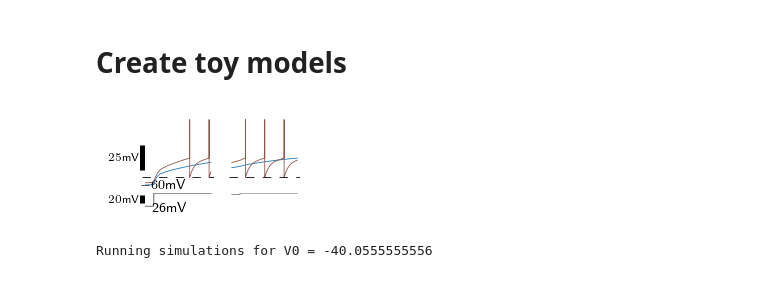
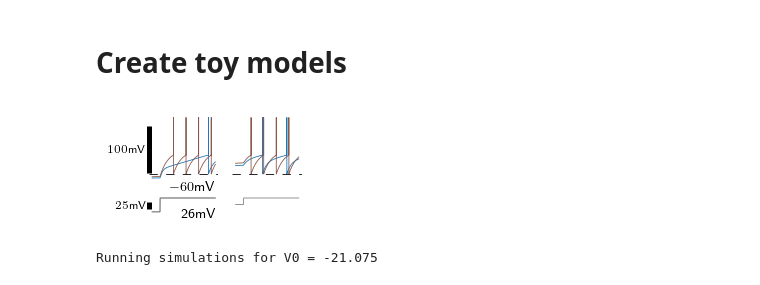
Before and after one commit to nauralcodinglab/raphegif, a Jupyter notebook: figs/scripts/writeup/IA_toy_model.ipynb, the cells around one changed output. Drawn from its saved outputs; the diff is of its cells as text; code cells hidden in the pictures.

Commit message:
Publication figures with toy IA model

```diff
--- a/figs/scripts/writeup/IA_toy_model.ipynb
+++ b/figs/scripts/writeup/IA_toy_model.ipynb
@@ -30,9 +30,9 @@ plt.style.use(os.path.join(NOTEBOOK_PATH, 'publication_figure_style.dms'))
 # %% [markdown]
 # Create toy models
 # %%
-ga = 20
-tau_h = 1.0
-input_strength = 40.2
+ga = 10
+tau_h = 1.2
+input_strength = 60.2
 Vinput = np.empty((10000, 1))
 step_index = 3000
 burn_index = 2000  # Burn in period in indices
@@ -47,10 +47,8 @@ toy_ohmic_neuron.vreset = -60.
 # %%
 pre_pulse = {
     'lo': -70.,
-    'hi': -55.
+    'hi': -45.
 }
-
-IMG_PATH = None#'./figs/ims/defence/'
 
 spec_model = gs.GridSpec(2, 2, height_ratios = [1, 0.2], hspace = 0.1)
 
@@ -65,12 +63,13 @@ I_ax_lo = plt.subplot(spec_model[1, 0])
 Vinput[:step_index] = toy_IA_neuron.ss_clamp(pre_pulse['lo'])
 
 V_mat_IA, spks_mat, _, _ = toy_IA_neuron.simulate(pre_pulse['lo'], Vinput)
-V_mat_IA[spks_mat] = 0
+V_mat_IA[spks_mat] = 60
 V_ax_lo.plot(V_mat_IA[burn_index:], '-', color=colors['ser'])
+V_ax_lo.set_ylim(-100, 62)
 I_ax_lo.plot(Vinput[burn_index:], color=colors['input'])
 
-V_mat_ohmic, spks_mat, _, _ = toy_knockdown_neuron.simulate(pre_pulse['lo'], Vinput)
-V_mat_ohmic[spks_mat] = 0
+V_mat_ohmic, spks_mat, _, _ = toy_ohmic_neuron.simulate(pre_pulse['lo'], Vinput)
+V_mat_ohmic[spks_mat] = 60
 V_ax_lo.plot(V_mat_ohmic[burn_index:], '-', color=colors['4AP'])
 I_ax_lo.plot(Vinput[burn_index:], color = 'gray')
 
@@ -81,44 +80,50 @@ I_ax_hi = plt.subplot(spec_model[1, 1])
 Vinput[:step_index] = toy_IA_neuron.ss_clamp(pre_pulse['hi'])
 
 V_mat_IA, spks_mat, _, _ = toy_IA_neuron.simulate(pre_pulse['hi'], Vinput)
-V_mat_IA[spks_mat] = 0
+V_mat_IA[spks_mat] = 60
 V_ax_hi.plot(V_mat_IA[burn_index:], '-', color=colors['ser'])
 V_ax_hi.set_ylim(V_ax_lo.get_ylim())
 I_ax_hi.plot(Vinput[burn_index:], color = colors['input'])
 I_ax_hi.set_ylim(I_ax_lo.get_ylim())
 
-V_mat_ohmic, spks_mat, _, _ = toy_knockdown_neuron.simulate(pre_pulse['hi'], Vinput)
-V_mat_ohmic[spks_mat] = 0
+V_mat_ohmic, spks_mat, _, _ = toy_ohmic_neuron.simulate(pre_pulse['hi'], Vinput)
+V_mat_ohmic[spks_mat] = 60
 V_ax_hi.plot(V_mat_ohmic[burn_index:], '-', color=colors['4AP'])
 #I_ax_hi.plot(Vinput[burn_index:], color = colors['input'])
 
 V_ax_lo.axhline(-60, color = 'k', ls = '--', lw = 0.5, dashes = (10, 10))
-V_ax_lo.annotate('$-60$mV', (5000, -70), ha = 'right')
+V_ax_lo.annotate('$-60$mV', (8000, -70), ha = 'right', va='top')
 
 V_ax_hi.axhline(-60, color = 'k', ls = '--', lw = 0.5, dashes = (10, 10))
 #V_ax_hi.annotate('$-60$mV', (5000, -68), ha = 'right')
 
-I_ax_lo.annotate('26mV', (5000, 24), ha = 'right', va = 'top')
+I_ax_lo.annotate('26mV', (8000, 24), ha = 'right', va = 'top')
 #I_ax_hi.annotate('26mV', (5000, 24), ha = 'right', va = 'top')
 
 pltools.add_scalebar(ax = V_ax_lo, y_units = 'mV', omit_x = True, anchor = (0, 0.2), y_label_space = (0.05))
 pltools.add_scalebar(ax = I_ax_lo, y_units = 'mV', omit_x = True, anchor = (0, 0.2), y_label_space = (0.05))
 pltools.hide_border(ax = V_ax_lo)
 pltools.hide_ticks(ax = V_ax_lo)
 pltools.hide_border(ax = I_ax_lo)
 pltools.hide_ticks(ax = I_ax_lo)
 
 #pltools.add_scalebar(ax = ax_ohmic, y_units = 'mV', omit_x = True, anchor = (-0.05, 0), y_label_space = (-0.05))
 pltools.hide_border(ax = V_ax_hi)
 pltools.hide_ticks(ax = V_ax_hi)
 pltools.hide_border(ax = I_ax_hi)
 pltools.hide_ticks(ax = I_ax_hi)
+
+plt.subplots_adjust(left=0.2, bottom=0.15, top=0.95, right=0.95)
+
+if IMG_PATH is not None:
+    plt.savefig(os.path.join(IMG_PATH, 'toy_IA_traces.png'))
+    plt.savefig(os.path.join(IMG_PATH, 'toy_IA_traces.svg'))
 # %% [output]
-[figure, old version]
+[figure, new version]
 # %%
-input_strength = 40.2
-Vinput = np.empty((20000, 1))
-step_index = 3000
+input_strength = 60.2
+Vinput = np.empty((10000, 1))
+step_index = 0
 Vinput[step_index:] = input_strength
 dt = 1e-3
 
@@ -130,22 +135,21 @@ latency_data = {
     'ohmic_V0': [],
     'ohmic_latency': []
 }
-for V0 in np.linspace(-90, -40, 10):
+for V0 in np.linspace(-90, -21, 25):
     reprint('Running simulations for V0 = {}'.format(V0))
-
-    Vinput[:step_index] = toy_IA_neuron.ss_clamp(V0)
 
     for mod, latency_label, V0_label in zip(
         [toy_IA_neuron, toy_knockdown_neuron, toy_ohmic_neuron],
         ['IA_latency', 'knockdown_latency', 'ohmic_latency'],
         ['IA_V0', 'knockdown_V0', 'ohmic_V0']
     ):
+        Vinput[:step_index] = mod.ss_clamp(V0)
         V_mat, spks_mat, _, _ = mod.simulate(V0, Vinput, dt=1e-3)
         latency_data[latency_label].append(
             getSpikeLatency(
                 spks_mat.flatten().astype(np.float16), step_index * 1e-3, threshold=0.5, dt=dt
             )
         )
-        latency_data[V0_label].append(V_mat.flatten()[(step_index - 100):step_index].mean())
+        latency_data[V0_label].append(V0)#V_mat.flatten()[(step_index - 100):(step_index-1)].mean())
 # %% [output]
-Running simulations for V0 = -40.0555555556
+Running simulations for V0 = -21.075
```
Also changed, not shown: parts of 4 cells of this notebook, 1 other file.
